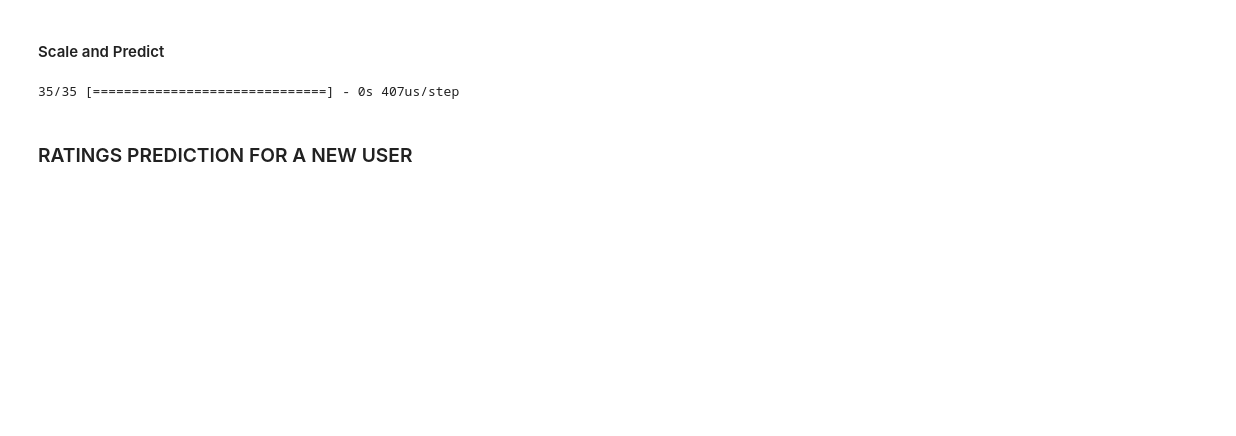
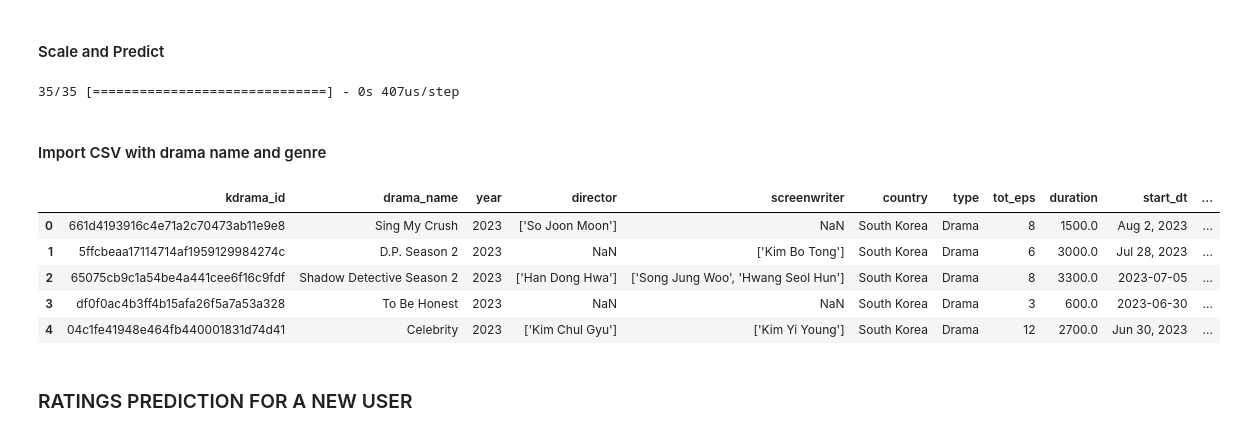
Before and after one commit to Tamaski/kdrama_recommend, a Jupyter notebook: drama_rec.ipynb, the cells around one changed output. Drawn from its saved outputs; the diff is of its cells as text; code cells hidden in the pictures; blank space fills up the shorter version.

```diff
--- a/drama_rec.ipynb
+++ b/drama_rec.ipynb
@@ -457,3 +462,5 @@ sorted_items = drama_vecs.iloc[sorted_index]
 result = sorted_items.iloc[:,1:4]
 # %%
 result['predicted_ratings'] = sorted_ypu.values
+# %% [markdown]
+<h4> Import CSV with drama name and genre</h4>
@@ -459,0 +469,9 @@ result['predicted_ratings'] = sorted_ypu.values
+# %%
+drama_with_genre.head()
+# %% [output]
+|  | kdrama_id | drama_name | year | director | screenwriter | country | type | tot_eps | duration | start_dt | ... |
+| 0 | 661d4193916c4e71a2c70473ab11e9e8 | Sing My Crush | 2023 | ['So Joon Moon'] | NaN | South Korea | Drama | 8 | 1500.0 | Aug 2, 2023 | ... |
+| 1 | 5ffcbeaa17114714af1959129984274c | D.P. Season 2 | 2023 | NaN | ['Kim Bo Tong'] | South Korea | Drama | 6 | 3000.0 | Jul 28, 2023 | ... |
+| 2 | 65075cb9c1a54be4a441cee6f16c9fdf | Shadow Detective Season 2 | 2023 | ['Han Dong Hwa'] | ['Song Jung Woo', 'Hwang Seol Hun'] | South Korea | Drama | 8 | 3300.0 | 2023-07-05 | ... |
+| 3 | df0f0ac4b3ff4b15afa26f5a7a53a328 | To Be Honest | 2023 | NaN | NaN | South Korea | Drama | 3 | 600.0 | 2023-06-30 | ... |
+| 4 | 04c1fe41948e464fb440001831d74d41 | Celebrity | 2023 | ['Kim Chul Gyu'] | ['Kim Yi Young'] | South Korea | Drama | 12 | 2700.0 | Jun 30, 2023 | ... |
```
Also changed, not shown: parts of 15 cells of this notebook.
